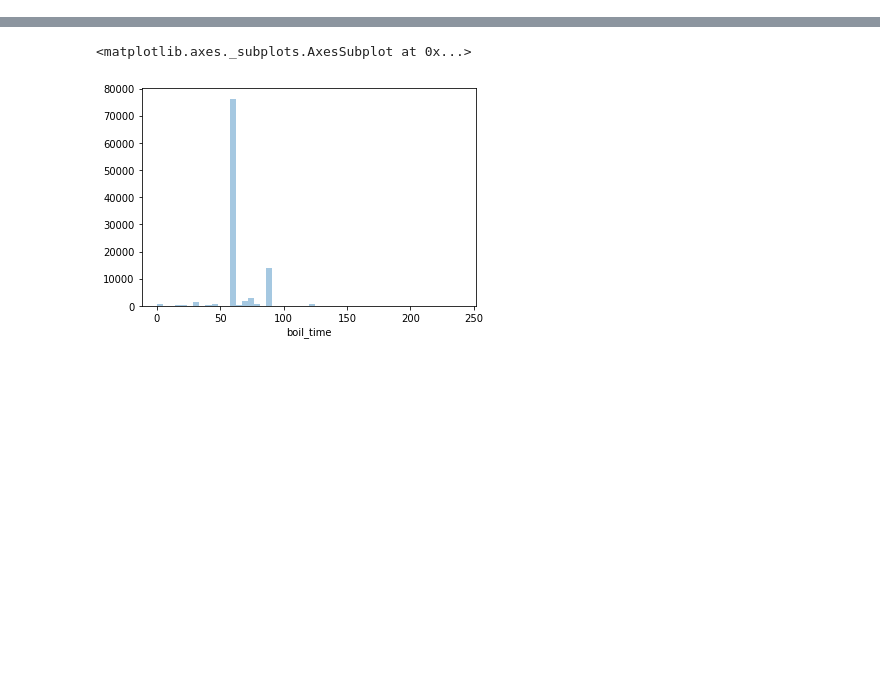
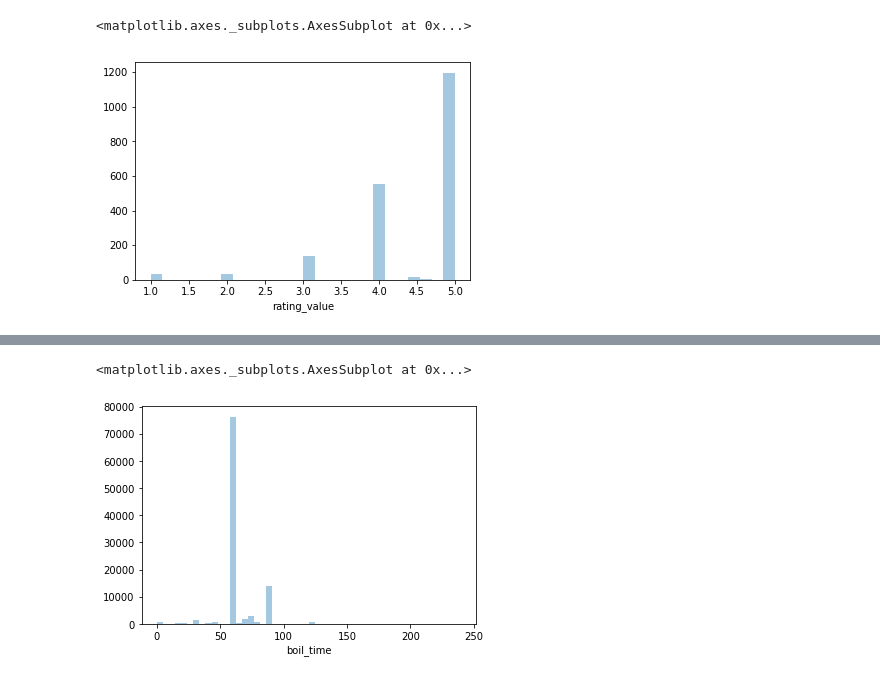
Before and after one commit to bdinh/LonelyBeachBoys, a Jupyter notebook: data-exploration.ipynb, the cells around one changed output, grey strips where cells are left out. Saved outputs shown, nothing was run; the diff lists cells and outputs as text; code cells hidden in the pictures; blank space fills up the shorter version.

```diff
--- a/data-exploration.ipynb
+++ b/data-exploration.ipynb
@@ -32 +25,6 @@ df.describe()
 8 rows × 42 columns
+# %%
+sns.distplot(df['rating_value'], kde=False)
+# %% [output]
+<matplotlib.axes._subplots.AxesSubplot at 0x...>
+[figure, added]
```
Also changed, not shown: parts of 18 cells of this notebook.
